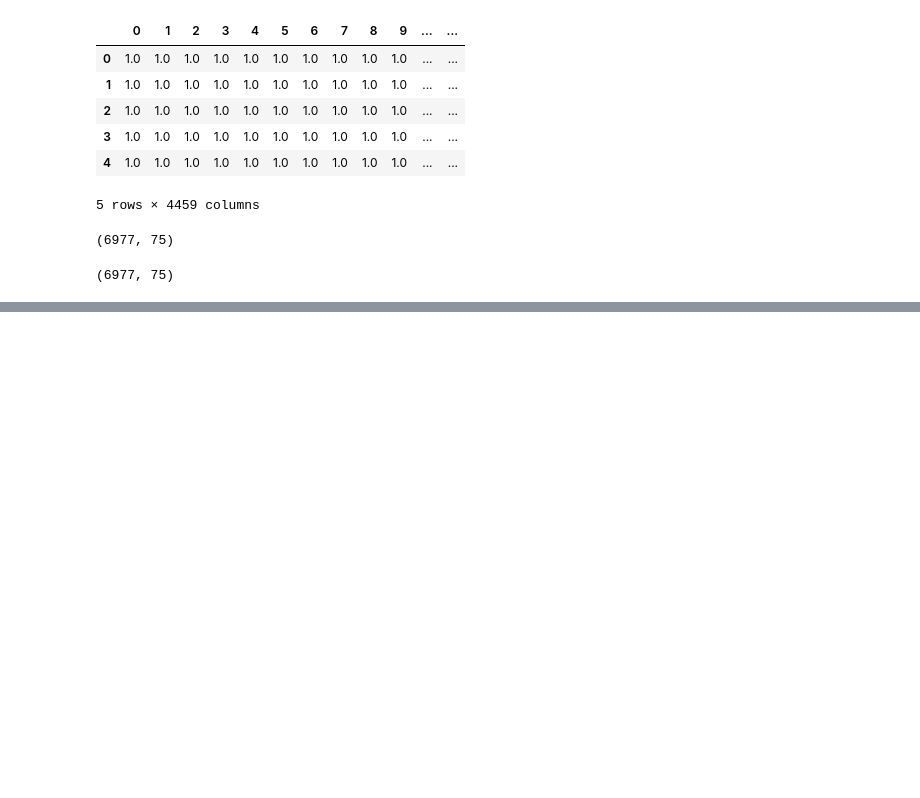
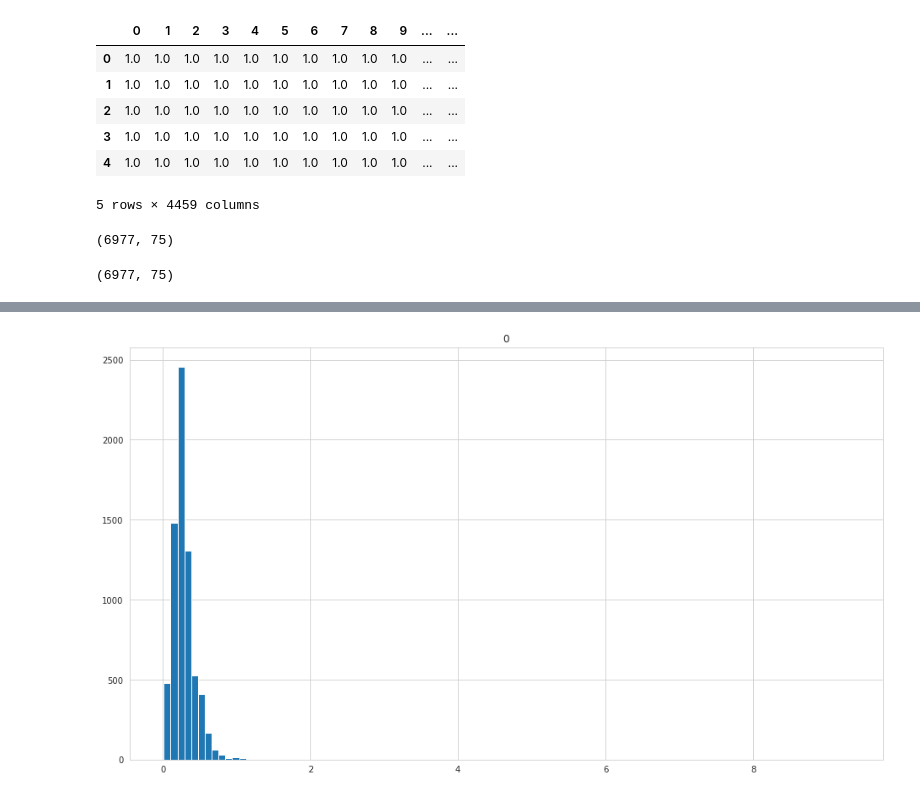
Before and after one commit to PravNJ/PCT-stars-GALAH, a Jupyter notebook: feature-engineering.ipynb, the cells around one changed output, grey strips where cells are left out. Drawn from its saved outputs; the diff is of its cells as text; code cells hidden in the pictures; blank space fills up the shorter version.

```diff
--- a/feature-engineering.ipynb
+++ b/feature-engineering.ipynb
@@ -127,0 +88,4 @@ channel                         0                       0       0         0
+# %%
+hist_maximum = fset_cesium["amplitude"].hist(bins=100)
+# %% [output]
+[figure, added]
```
Also changed, not shown: parts of 13 cells of this notebook.
